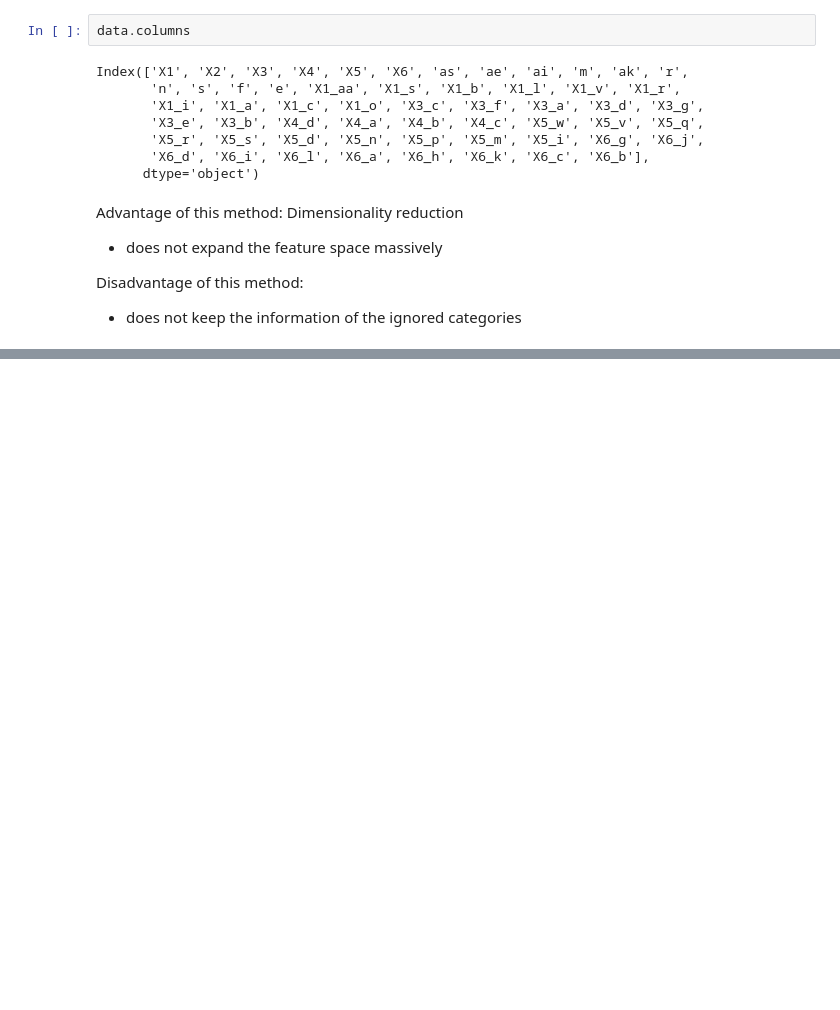
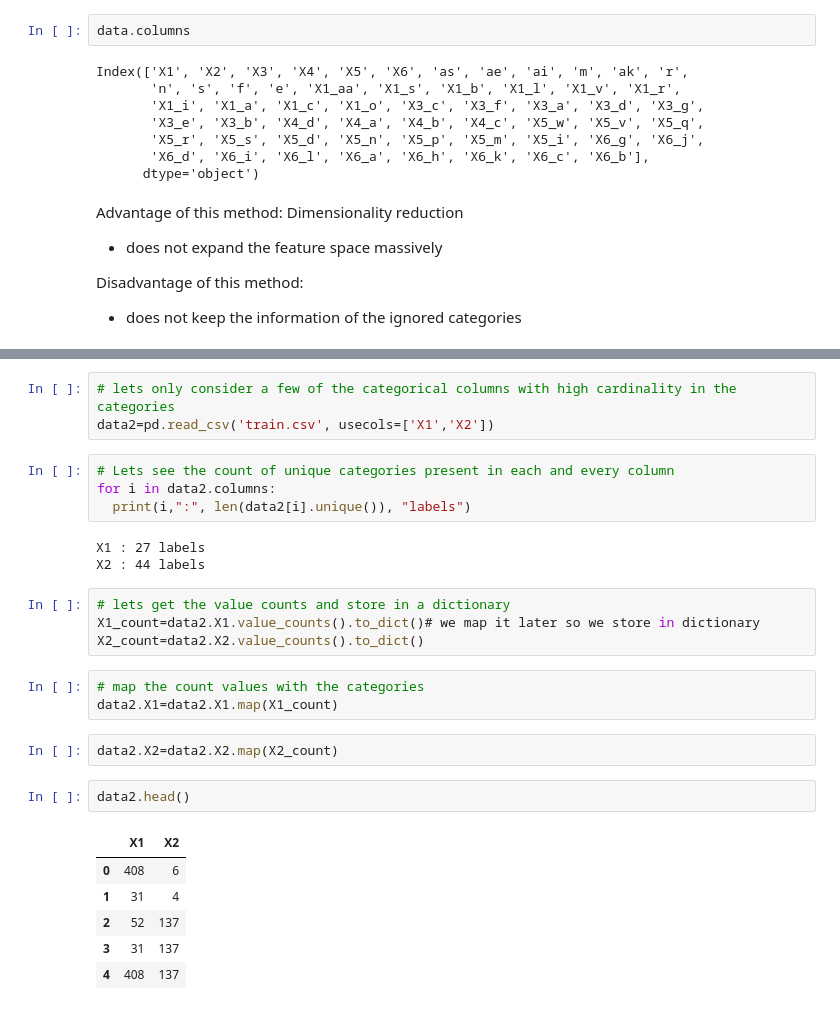
Before and after one commit to Movya777/EDA_and_Feature_Engineering, a Jupyter notebook: 🚘Mercedes_Benz_Data.ipynb, the cells around one changed output, grey strips where cells are left out. Cells and saved outputs as stored; diff of their text form; blank space fills up the shorter version.

```diff
--- a/🚘Mercedes_Benz_Data.ipynb
+++ b/🚘Mercedes_Benz_Data.ipynb
@@ -118,0 +125,28 @@ Disadvantage of this method:
+# %%
+# lets only consider a few of the categorical columns with high cardinality in the categories
+data2=pd.read_csv('train.csv', usecols=['X1','X2'])
+# %%
+# Lets see the count of unique categories present in each and every column
+for i in data2.columns:
+  print(i,":", len(data2[i].unique()), "labels")
+# %% [output]
+X1 : 27 labels
+X2 : 44 labels
+# %%
+# lets get the value counts and store in a dictionary
+X1_count=data2.X1.value_counts().to_dict()# we map it later so we store in dictionary
+X2_count=data2.X2.value_counts().to_dict()
+# %%
+# map the count values with the categories
+data2.X1=data2.X1.map(X1_count)
+# %%
+data2.X2=data2.X2.map(X2_count)
+# %%
+data2.head()
+# %% [output]
+|  | X1 | X2 |
+| 0 | 408 | 6 |
+| 1 | 31 | 4 |
+| 2 | 52 | 137 |
+| 3 | 31 | 137 |
+| 4 | 408 | 137 |
```
Also changed, not shown: parts of 4 cells of this notebook.
